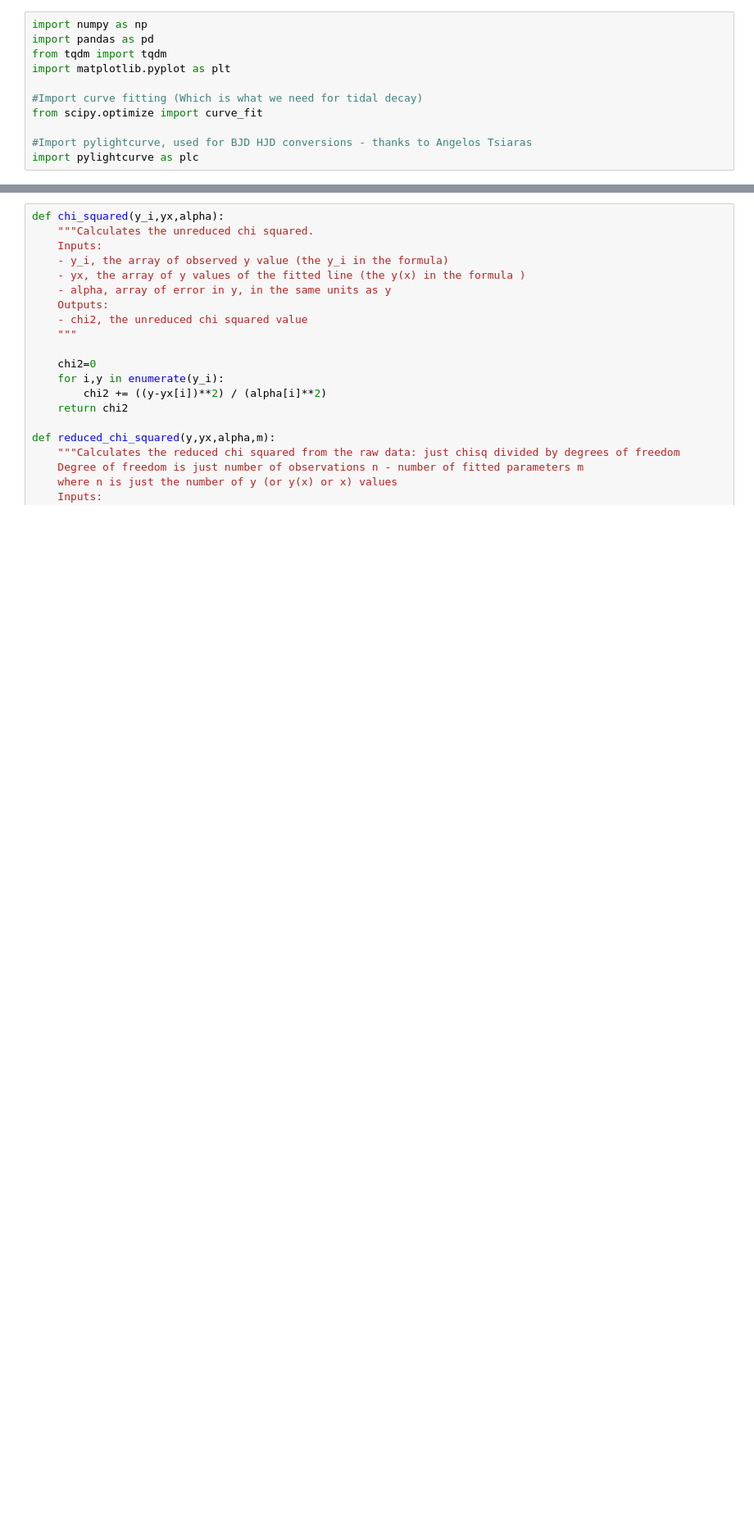
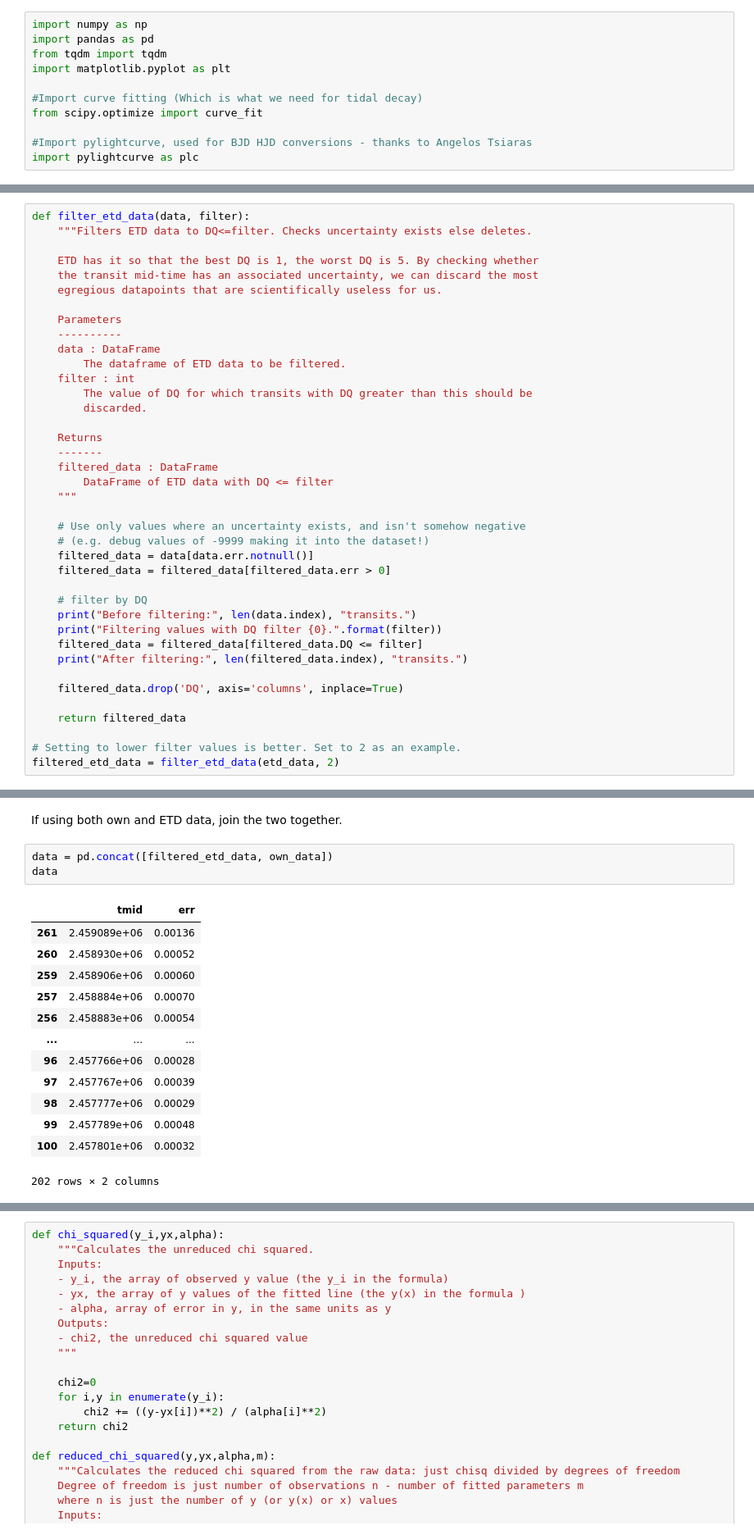
Before and after one commit to ross-dobson/TOTEMS, a Jupyter notebook: TOTEMS.ipynb, the cells around one changed output, grey strips where cells are left out. Shown at 82% size. Cells and saved outputs as stored; diff of their text form; blank space fills up the shorter version.

```diff
--- a/TOTEMS.ipynb
+++ b/TOTEMS.ipynb
@@ -151,0 +277,39 @@ def filter_etd_data(no, bjd, mid_err, epoch, dq, filter_dq):
+# %%
+def filter_etd_data(data, filter):
+    """Filters ETD data to DQ<=filter. Checks uncertainty exists else deletes.
+
+    ETD has it so that the best DQ is 1, the worst DQ is 5. By checking whether
+    the transit mid-time has an associated uncertainty, we can discard the most
+    egregious datapoints that are scientifically useless for us.
+
+    Parameters
+    ----------
+    data : DataFrame
+        The dataframe of ETD data to be filtered.
+    filter : int
+        The value of DQ for which transits with DQ greater than this should be
+        discarded.
+
+    Returns
+    -------
+    filtered_data : DataFrame
+        DataFrame of ETD data with DQ <= filter
+    """
+
+    # Use only values where an uncertainty exists, and isn't somehow negative
+    # (e.g. debug values of -9999 making it into the dataset!)
+    filtered_data = data[data.err.notnull()]
+    filtered_data = filtered_data[filtered_data.err > 0]
+
+    # filter by DQ
+    print("Before filtering:", len(data.index), "transits.")
+    print("Filtering values with DQ filter {0}.".format(filter))
+    filtered_data = filtered_data[filtered_data.DQ <= filter]
+    print("After filtering:", len(filtered_data.index), "transits.")
+
+    filtered_data.drop('DQ', axis='columns', inplace=True)
+
+    return filtered_data
+
+# Setting to lower filter values is better. Set to 2 as an example.
+filtered_etd_data = filter_etd_data(etd_data, 2)
@@ -151,0 +394,19 @@ def filter_etd_data(no, bjd, mid_err, epoch, dq, filter_dq):
+# %% [markdown]
+If using both own and ETD data, join the two together.
+# %%
+data = pd.concat([filtered_etd_data, own_data])
+data
+# %% [output]
+|  | tmid | err |
+| 261 | 2.459089e+06 | 0.00136 |
+| 260 | 2.458930e+06 | 0.00052 |
+| 259 | 2.458906e+06 | 0.00060 |
+| 257 | 2.458884e+06 | 0.00070 |
+| 256 | 2.458883e+06 | 0.00054 |
+| ... | ... | ... |
+| 96 | 2.457766e+06 | 0.00028 |
+| 97 | 2.457767e+06 | 0.00039 |
+| 98 | 2.457777e+06 | 0.00029 |
+| 99 | 2.457789e+06 | 0.00048 |
+| 100 | 2.457801e+06 | 0.00032 |
+202 rows × 2 columns
```
Also changed, not shown: parts of 32 cells of this notebook.
